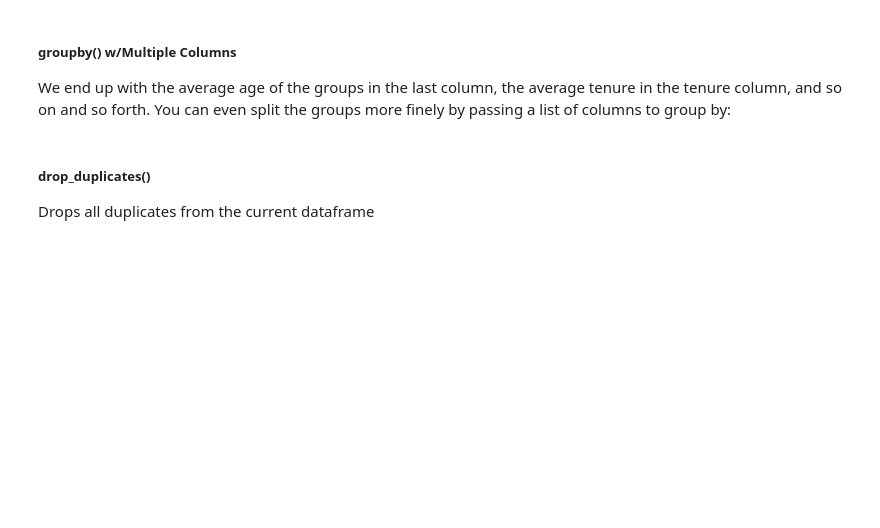
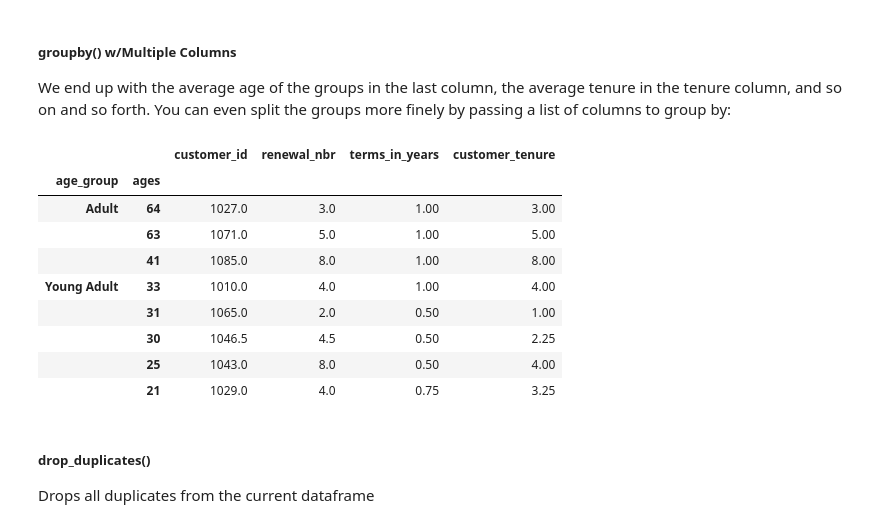
Before and after one commit to acquaintence/ct-pandas-1, a Jupyter notebook: pandas-1.ipynb, the cells around one changed output. Saved outputs shown, nothing was run; the diff lists cells and outputs as text; code cells hidden in the pictures; blank space fills up the shorter version.

```diff
--- a/pandas-1.ipynb
+++ b/pandas-1.ipynb
@@ -591,6 +591,19 @@ customers.groupby('age_group').mean()[['customer_tenure','ages']]
 ##### groupby() w/Multiple Columns
 
 <p>We end up with the average age of the groups in the last column, the average tenure in the tenure column, and so on and so forth. You can even split the groups more finely by passing a list of columns to group by:</p>
+# %%
+customers.groupby(['age_group','ages']).mean().sort_values('ages', ascending = False)
+# %% [output]
+|  |  | customer_id | renewal_nbr | terms_in_years | customer_tenure |
+| age_group | ages |  |  |  |  |
+| Adult | 64 | 1027.0 | 3.0 | 1.00 | 3.00 |
+|  | 63 | 1071.0 | 5.0 | 1.00 | 5.00 |
+|  | 41 | 1085.0 | 8.0 | 1.00 | 8.00 |
+| Young Adult | 33 | 1010.0 | 4.0 | 1.00 | 4.00 |
+|  | 31 | 1065.0 | 2.0 | 0.50 | 1.00 |
+|  | 30 | 1046.5 | 4.5 | 0.50 | 2.25 |
+|  | 25 | 1043.0 | 8.0 | 0.50 | 4.00 |
+|  | 21 | 1029.0 | 4.0 | 0.75 | 3.25 |
 # %% [markdown]
 ##### drop_duplicates()
 
```
Also changed, not shown: parts of 5 cells of this notebook.
